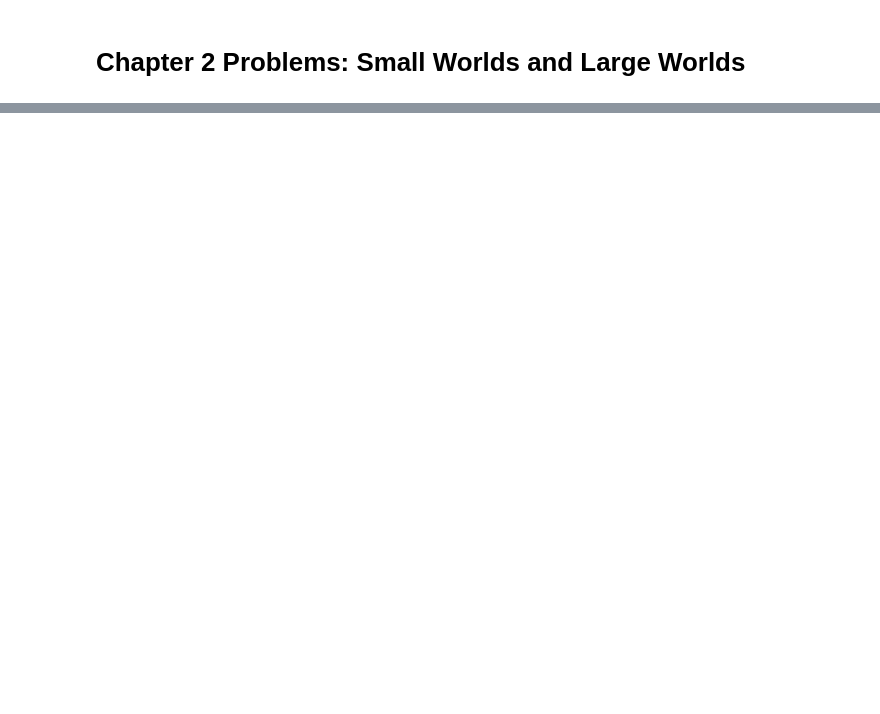
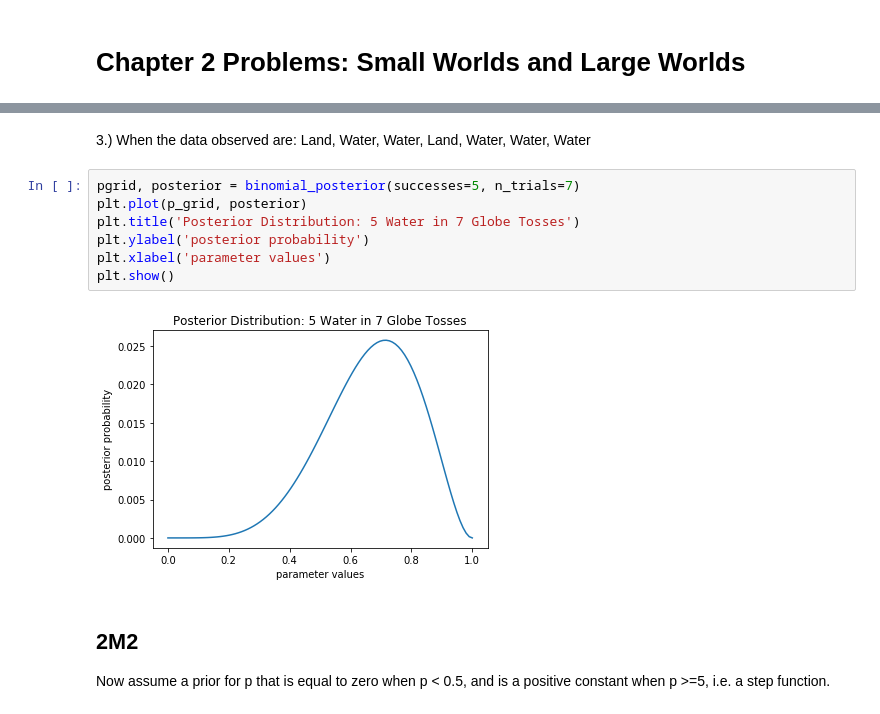
Before and after one commit to BrandonHoeft/Bayesian-Inference, a Jupyter notebook: statistical-rethinking/chapter2_problems.ipynb, the cells around one changed output, grey strips where cells are left out. Drawn from its saved outputs; the diff is of its cells as text; blank space fills up the shorter version.

```diff
--- a/statistical-rethinking/chapter2_problems.ipynb
+++ b/statistical-rethinking/chapter2_problems.ipynb
@@ -28,0 +52,15 @@ def binomial_posterior(successes=3, n_trials=3, grid_length=100):
+# %% [markdown]
+3.) When the data observed are: Land, Water, Water, Land, Water, Water, Water
+# %%
+pgrid, posterior = binomial_posterior(successes=5, n_trials=7)
+plt.plot(p_grid, posterior)
+plt.title('Posterior Distribution: 5 Water in 7 Globe Tosses')
+plt.ylabel('posterior probability')
+plt.xlabel('parameter values')
+plt.show()
+# %% [output]
+[figure, added]
+# %% [markdown]
+## 2M2
+
+Now assume a prior for p that is equal to zero when p < 0.5, and is a positive constant when p >=5, i.e. a step function.
```
Also changed, not shown: parts of 5 cells of this notebook.
